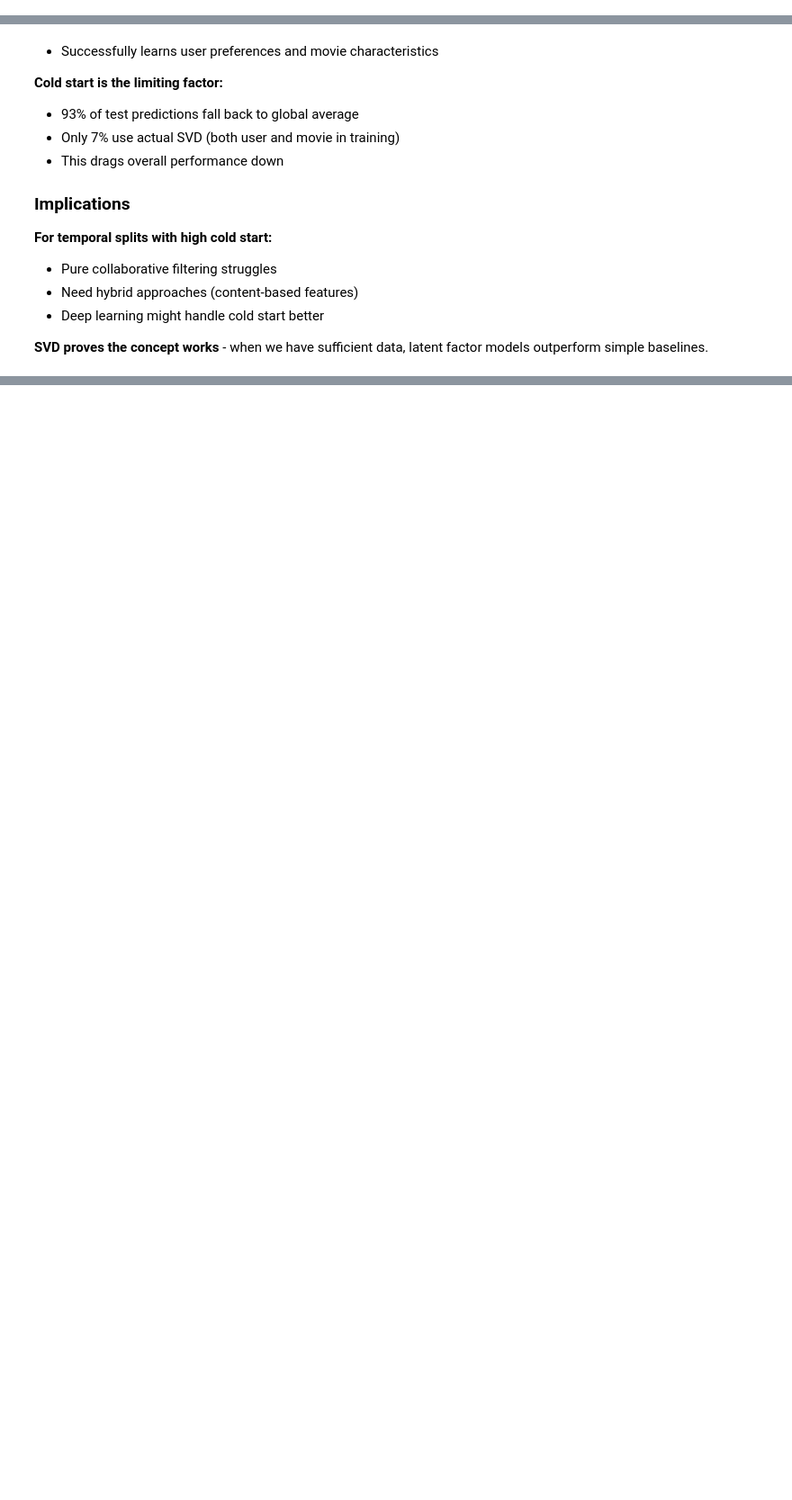
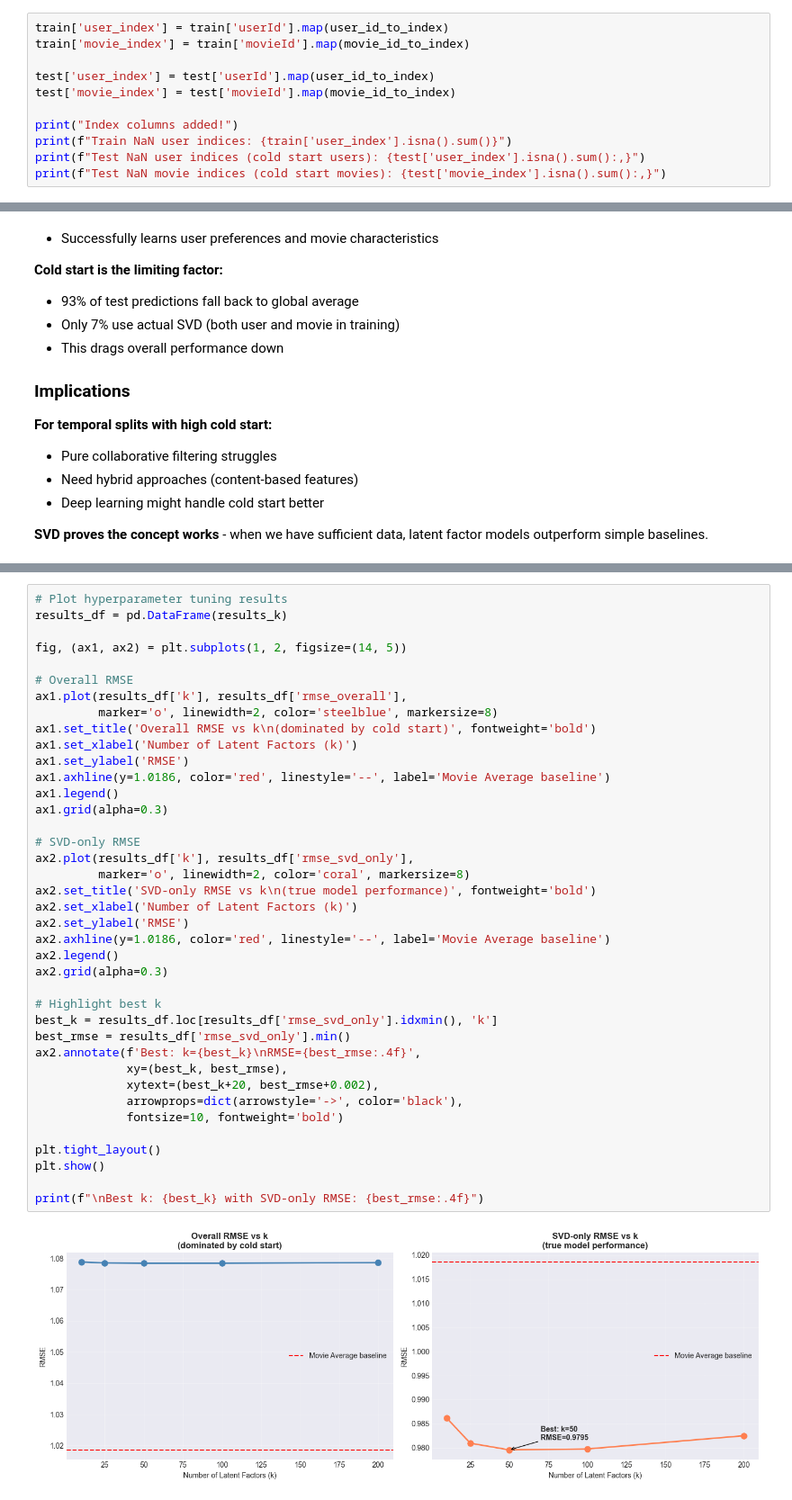
Before and after one commit to Jimster397/deep-learning-recommender, a Jupyter notebook: notebooks/03_svd_matrix_factorization.ipynb, the cells around one changed output, grey strips where cells are left out. Shown at 90% size. Saved outputs shown, nothing was run; the diff lists cells and outputs as text; blank space fills up the shorter version.

Commit message:
Hyperparameter testing added to notebook 3

```diff
--- a/notebooks/03_svd_matrix_factorization.ipynb
+++ b/notebooks/03_svd_matrix_factorization.ipynb
@@ -48,3 +48,14 @@ Number of unique users: 121,673
 Number of unique movies: 22,316
   User ID 1 → Index 0
   Movie ID 296 → Index 0
+# %%
+train['user_index'] = train['userId'].map(user_id_to_index)
+train['movie_index'] = train['movieId'].map(movie_id_to_index)
+
+test['user_index'] = test['userId'].map(user_id_to_index)
+test['movie_index'] = test['movieId'].map(movie_id_to_index)
+
+print("Index columns added!")
+print(f"Train NaN user indices: {train['user_index'].isna().sum()}")
+print(f"Test NaN user indices (cold start users): {test['user_index'].isna().sum():,}")
+print(f"Test NaN movie indices (cold start movies): {test['movie_index'].isna().sum():,}")
@@ -268,0 +390,41 @@ print(f"\nRMSE on SVD-only predictions: {rmse_svd_only:.4f}")
+# %%
+# Plot hyperparameter tuning results
+results_df = pd.DataFrame(results_k)
+
+fig, (ax1, ax2) = plt.subplots(1, 2, figsize=(14, 5))
+
+# Overall RMSE
+ax1.plot(results_df['k'], results_df['rmse_overall'],
+         marker='o', linewidth=2, color='steelblue', markersize=8)
+ax1.set_title('Overall RMSE vs k\n(dominated by cold start)', fontweight='bold')
+ax1.set_xlabel('Number of Latent Factors (k)')
+ax1.set_ylabel('RMSE')
+ax1.axhline(y=1.0186, color='red', linestyle='--', label='Movie Average baseline')
+ax1.legend()
+ax1.grid(alpha=0.3)
+
+# SVD-only RMSE
+ax2.plot(results_df['k'], results_df['rmse_svd_only'],
+         marker='o', linewidth=2, color='coral', markersize=8)
+ax2.set_title('SVD-only RMSE vs k\n(true model performance)', fontweight='bold')
+ax2.set_xlabel('Number of Latent Factors (k)')
+ax2.set_ylabel('RMSE')
+ax2.axhline(y=1.0186, color='red', linestyle='--', label='Movie Average baseline')
+ax2.legend()
+ax2.grid(alpha=0.3)
+
+# Highlight best k
+best_k = results_df.loc[results_df['rmse_svd_only'].idxmin(), 'k']
+best_rmse = results_df['rmse_svd_only'].min()
+ax2.annotate(f'Best: k={best_k}\nRMSE={best_rmse:.4f}',
+             xy=(best_k, best_rmse),
+             xytext=(best_k+20, best_rmse+0.002),
+             arrowprops=dict(arrowstyle='->', color='black'),
+             fontsize=10, fontweight='bold')
+
+plt.tight_layout()
+plt.show()
+
+print(f"\nBest k: {best_k} with SVD-only RMSE: {best_rmse:.4f}")
+# %% [output]
+[figure, added]
```
Also changed, not shown: parts of 13 cells of this notebook, 5 other files.
